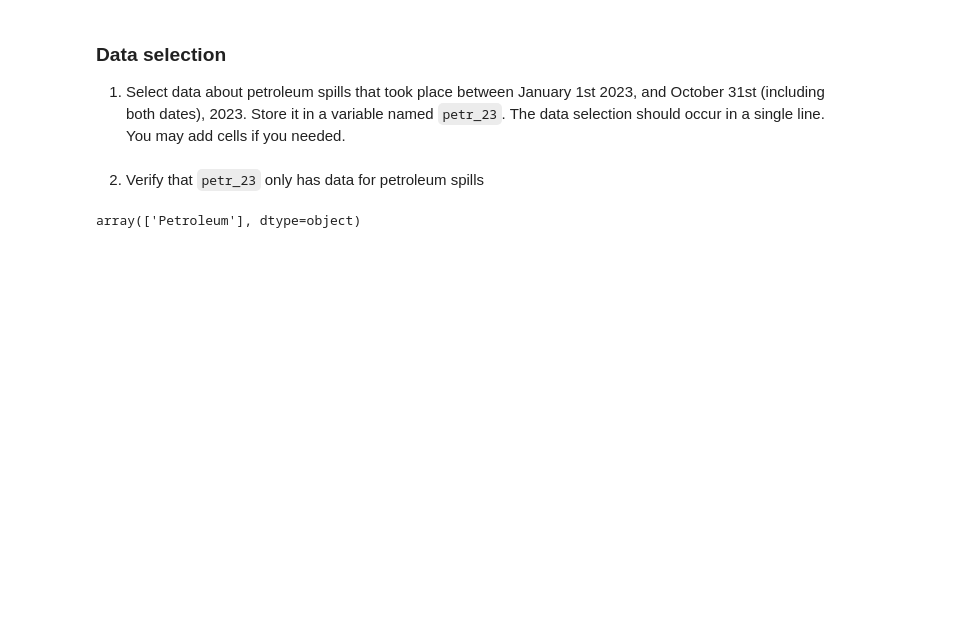
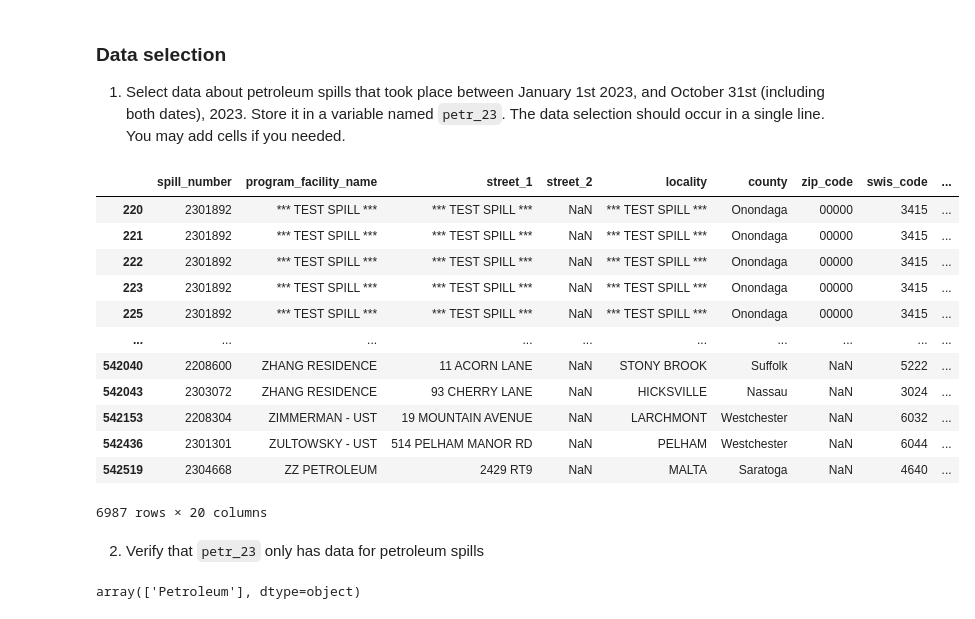
Before and after one commit to cnordheim-maestas/eds-220-hwk3, a Jupyter notebook: hwk3-task1-spills (1).ipynb, the cells around one changed output. Saved outputs shown, nothing was run; the diff lists cells and outputs as text; code cells hidden in the pictures; blank space fills up the shorter version.

Commit message:
hw3 up to data updates

```diff
--- a/hwk3-task1-spills (1).ipynb
+++ b/hwk3-task1-spills (1).ipynb
@@ -104,2 +118,7 @@ spills.columns = spills.columns.str.lower()
 # %%
 # 3. Check the data types of the columns
+spills.dtypes
+
+# convert spill_date column from string to timestamps
+spills.spill_date = pd.to_datetime(spills.spill_date)
+spills.dtypes
@@ -116,3 +174,22 @@ spills.columns = spills.columns.str.lower()
+# %%
+# Select data about petroleum spills only between January 1st 2023, and October 31st (including both dates), 2023
+
+petr_23 = spills.loc[spills['spill_date'].between('2023-01-1','2023-10-23') & (spills.material_family=="Petroleum")]
+petr_23
+# %% [output]
+|  | spill_number | program_facility_name | street_1 | street_2 | locality | county | zip_code | swis_code | ... |
+| 220 | 2301892 | *** TEST SPILL *** | *** TEST SPILL *** | NaN | *** TEST SPILL *** | Onondaga | 00000 | 3415 | ... |
+| 221 | 2301892 | *** TEST SPILL *** | *** TEST SPILL *** | NaN | *** TEST SPILL *** | Onondaga | 00000 | 3415 | ... |
+| 222 | 2301892 | *** TEST SPILL *** | *** TEST SPILL *** | NaN | *** TEST SPILL *** | Onondaga | 00000 | 3415 | ... |
+| 223 | 2301892 | *** TEST SPILL *** | *** TEST SPILL *** | NaN | *** TEST SPILL *** | Onondaga | 00000 | 3415 | ... |
+| 225 | 2301892 | *** TEST SPILL *** | *** TEST SPILL *** | NaN | *** TEST SPILL *** | Onondaga | 00000 | 3415 | ... |
+| ... | ... | ... | ... | ... | ... | ... | ... | ... | ... |
+| 542040 | 2208600 | ZHANG RESIDENCE | 11 ACORN LANE | NaN | STONY BROOK | Suffolk | NaN | 5222 | ... |
+| 542043 | 2303072 | ZHANG RESIDENCE | 93 CHERRY LANE | NaN | HICKSVILLE | Nassau | NaN | 3024 | ... |
+| 542153 | 2208304 | ZIMMERMAN - UST | 19 MOUNTAIN AVENUE | NaN | LARCHMONT | Westchester | NaN | 6032 | ... |
+| 542436 | 2301301 | ZULTOWSKY - UST | 514 PELHAM MANOR RD | NaN | PELHAM | Westchester | NaN | 6044 | ... |
+| 542519 | 2304668 | ZZ PETROLEUM | 2429 RT9 | NaN | MALTA | Saratoga | NaN | 4640 | ... |
+6987 rows × 20 columns
 # %% [markdown]
 2. Verify that `petr_23` only has data for petroleum spills
 # %%
```
Also changed, not shown: parts of 40 cells of this notebook.
